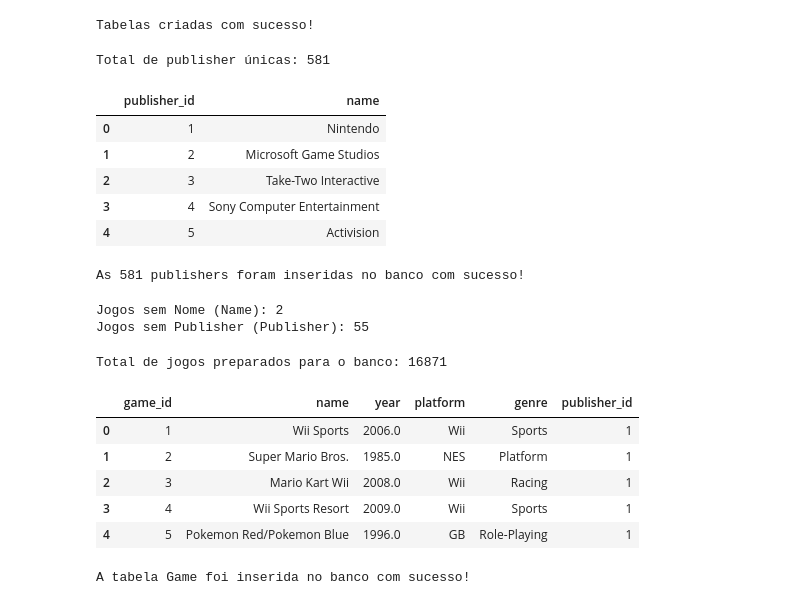
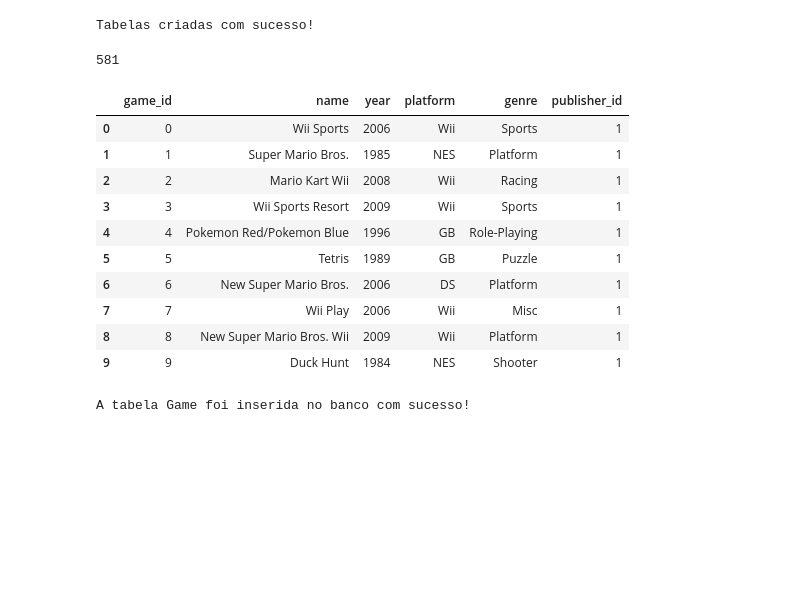
Before and after one commit to arthurfelix25/ProjectG, a Jupyter notebook: project.ipynb, the cells around one changed output. Drawn from its saved outputs; the diff is of its cells as text; code cells hidden in the pictures; blank space fills up the shorter version.

```diff
--- a/project.ipynb
+++ b/project.ipynb
@@ -23 +108,5 @@ Valores vazios no User Score: 9210
+# %%
+df['Publisher'] = df['Publisher'].fillna('Unknown')
+# %%
+df['Rating'] = df['Rating'].fillna('Unknown')
 # %%
@@ -32,55 +121,37 @@ connect.commit()
 print(f'Tabelas criadas com sucesso!')
 # %% [output]
 Tabelas criadas com sucesso!
-# %%
-publisher_unique = df['Publisher'].dropna().unique() #extrai os nomes únicos, remove valores NaN
-
-df_publisher = pd.DataFrame ({ # nova tabela para publishers
-    'publisher_id': range(1, len(publisher_unique) +1),
-    'name': publisher_unique
-})
-
-print(f'Total de publisher únicas: {len(df_publisher)}')
-df_publisher.head()
-# %% [output]
-Total de publisher únicas: 581
-|  | publisher_id | name |
-| 0 | 1 | Nintendo |
-| 1 | 2 | Microsoft Game Studios |
-| 2 | 3 | Take-Two Interactive |
-| 3 | 4 | Sony Computer Entertainment |
-| 4 | 5 | Activision |
-# %%
-df_publisher.to_sql('publisher', connect, if_exists = 'append', index = False) #traduz a tabela do pandas para banco de dados
-
-print(f'As 581 publishers foram inseridas no banco com sucesso!')
-# %% [output]
-As 581 publishers foram inseridas no banco com sucesso!
-# %%
-print(f'Jogos sem Nome (Name):', df['Name'].isnull().sum()) #verificando dados
-print(f'Jogos sem Publisher (Publisher):', df['Publisher'].isnull().sum())
-# %% [output]
-Jogos sem Nome (Name): 2
-Jogos sem Publisher (Publisher): 55
+# %%
+publisher_unique = df['Publisher'].unique()
+
+df_publisher = pd.DataFrame({
+    'publisher_id': range(1, len(publisher_unique) +1),
+    'name': publisher_unique
+})
+# %%
+df_publisher.columns = ['publisher_id', 'publisher_name']
+
+df_publisher.to_sql('publisher', connect, if_exists = 'append', index = False)
+# %% [output]
+581
 # %%
-df_clean = df.dropna(subset = ['Name', 'Publisher']).copy() #joga fora os jogos quer vieram sem Nome ou Publisher
+df_cross = df.merge(df_publisher, left_on = 'Publisher', right_on = 'publisher_name')
 
-df_cross = df_clean.merge(df_publisher, left_on ='Publisher', right_on = 'name') #junta tabela original com a tabela feita acima DataFrame
+df_game = df_cross[['index', 'Name', 'Year_of_Release', 'Platform', 'Genre','publisher_id']].copy() #recorta apenas as colunas que vão para o banco
 
-df_game = df_cross[['Name', 'Year_of_Release', 'Platform', 'Genre', 'publisher_id']].copy() #recorta apenas as colunas que vão para o banco
+df_game.columns = ['game_id','name', 'year', 'platform', 'genre', 'publisher_id'] #renomeia de acordo com o schema.sql
 
-df_game.columns = ['name', 'year', 'platform', 'genre', 'publisher_id'] #renomeia de acordo com o schema.sql
-
-df_game.insert(0, 'game_id', range(1, len (df_game) +1)) #cria o game_id
-
-print(f'Total de jogos preparados para o banco: {len(df_game)}')
-df_game.head()
+df_game.head(10)
 # %% [output]
-Total de jogos preparados para o banco: 16871
 |  | game_id | name | year | platform | genre | publisher_id |
-| 0 | 1 | Wii Sports | 2006.0 | Wii | Sports | 1 |
-| 1 | 2 | Super Mario Bros. | 1985.0 | NES | Platform | 1 |
-| 2 | 3 | Mario Kart Wii | 2008.0 | Wii | Racing | 1 |
-| 3 | 4 | Wii Sports Resort | 2009.0 | Wii | Sports | 1 |
-| 4 | 5 | Pokemon Red/Pokemon Blue | 1996.0 | GB | Role-Playing | 1 |
+| 0 | 0 | Wii Sports | 2006 | Wii | Sports | 1 |
+| 1 | 1 | Super Mario Bros. | 1985 | NES | Platform | 1 |
+| 2 | 2 | Mario Kart Wii | 2008 | Wii | Racing | 1 |
+| 3 | 3 | Wii Sports Resort | 2009 | Wii | Sports | 1 |
+| 4 | 4 | Pokemon Red/Pokemon Blue | 1996 | GB | Role-Playing | 1 |
+| 5 | 5 | Tetris | 1989 | GB | Puzzle | 1 |
+| 6 | 6 | New Super Mario Bros. | 2006 | DS | Platform | 1 |
+| 7 | 7 | Wii Play | 2006 | Wii | Misc | 1 |
+| 8 | 8 | New Super Mario Bros. Wii | 2009 | Wii | Platform | 1 |
+| 9 | 9 | Duck Hunt | 1984 | NES | Shooter | 1 |
 # %%
```
Also changed, not shown: parts of 16 cells of this notebook, 2 other files.
